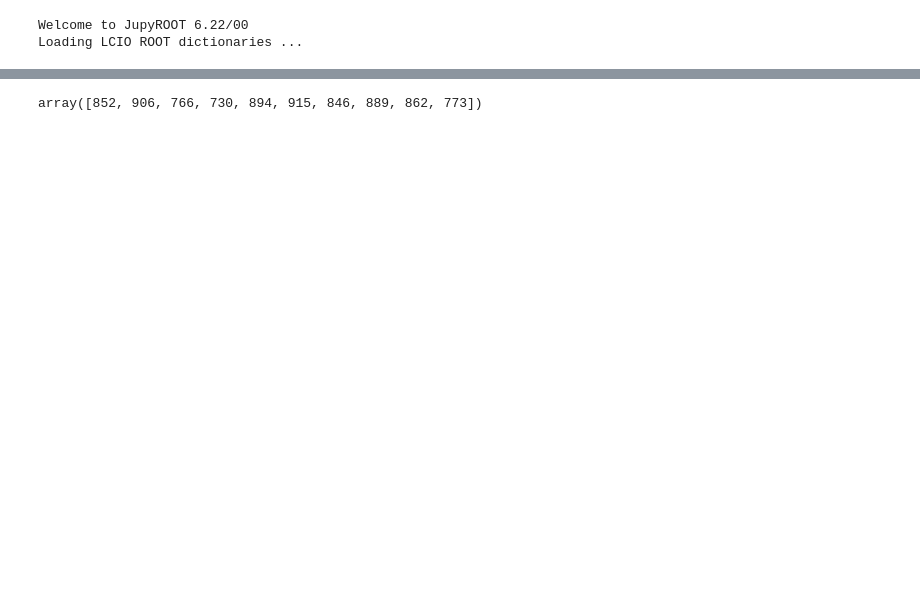
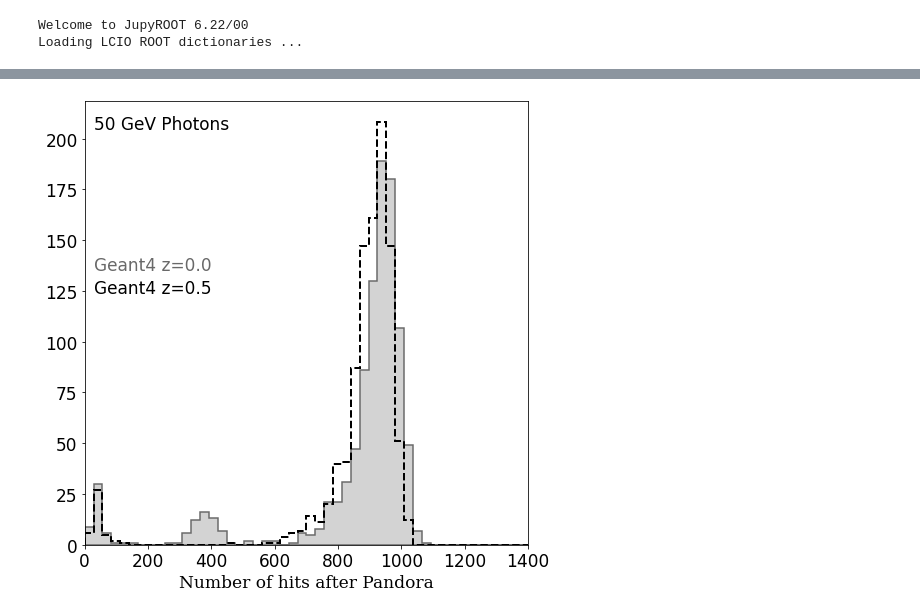
Before and after one commit to vbocha/pyLCIO, a Jupyter notebook: examples/ECalBarrel.ipynb, the cells around one changed output, grey strips where cells are left out. Drawn from its saved outputs; the diff is of its cells as text; code cells hidden in the pictures; blank space fills up the shorter version.

```diff
--- a/examples/ECalBarrel.ipynb
+++ b/examples/ECalBarrel.ipynb
@@ -4,6 +4,16 @@ from pyLCIO import EVENT, UTIL, IOIMPL, IMPL
 #from UTIL import CellIDDecoder
 import matplotlib.pyplot as plt
 import numpy as np
+
+plt.rcParams.update({'font.size': 17})
+
+
+from functions import fracEsum
+#from functions import Esum
+from functions import Esumhit
+from functions import nhits
+from functions import nhits_sim
+from scipy.stats import norm
 # %% [output]
 Welcome to JupyROOT 6.22/00
 Loading LCIO ROOT dictionaries ...
@@ -129,22 +20 @@ def Esumhit(fName, maxEvt, collection):
-# %%
-def nhits(fName, maxEvt, collection):
-    reader = IOIMPL.LCFactory.getInstance().createLCReader()
-    reader.open( fName )
-
-    esuml = []
-
-    nEvt = 0
-    nhits = []
-    for evt in reader:
-        nEvt += 1
-        if nEvt > maxEvt:
-                break
-        col = evt.getCollection(collection)
-
-        for c in col:
-            hits = c.getCalorimeterHits().size()
-        nhits.append(hits)
-
-    nphits = np.asarray(nhits)
-    return nphits
 # %%
@@ -173,5 +41 @@ hitbib = nhits("bibae50GeV_REC.slcio", 1000, "PandoraClusters" )
 hitg4 = nhits("nom50GeV_noHCALPFO_REC.slcio", 1000, "PandoraClusters")
-# %%
-numhits
-# %% [output]
-array([852, 906, 766, 730, 894, 915, 846, 889, 862, 773])
@@ -209,0 +42,7 @@ def Esum(fName, maxEvt, collection):
+# %%
+hitg4 = nhits("nom50GeV_REC.slcio", 1000, "PandoraClusters")
+hitg4z5cm = nhits("nom50GeV_z5cm.slcio", 1000, "PandoraClusters")
+# %%
+plt_geant4(hitg4, hitg4z5cm, 50, 1400, 0, bins=50, xtitle="Number of hits after Pandora",save_title="plots/pfo-G4-full")
+# %% [output]
+[figure, added]
```
Also changed, not shown: parts of 34 cells of this notebook, 13 other files.
